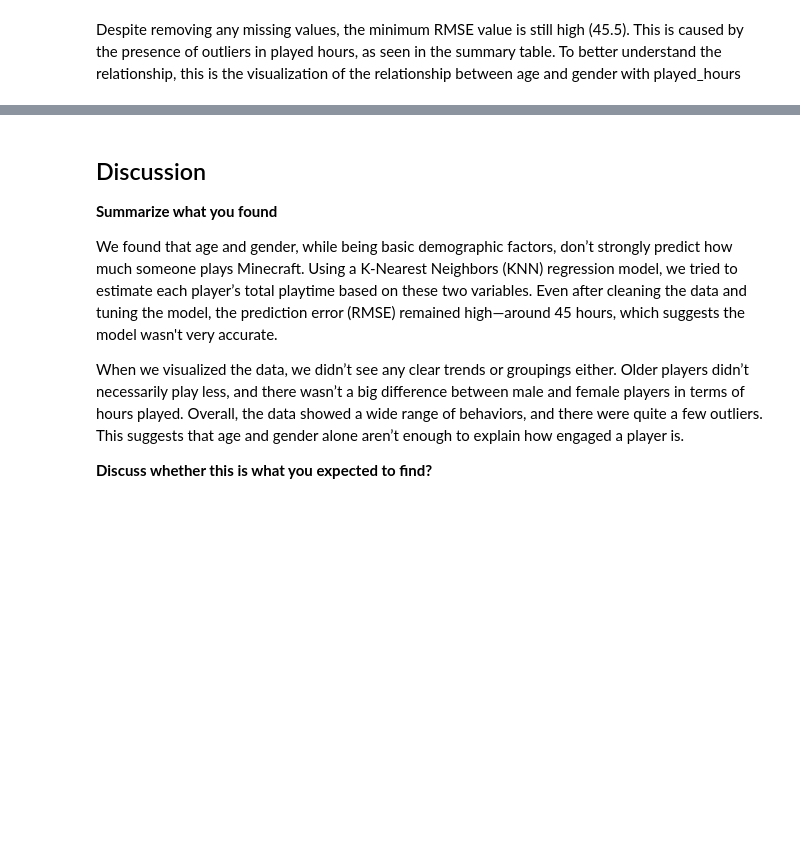
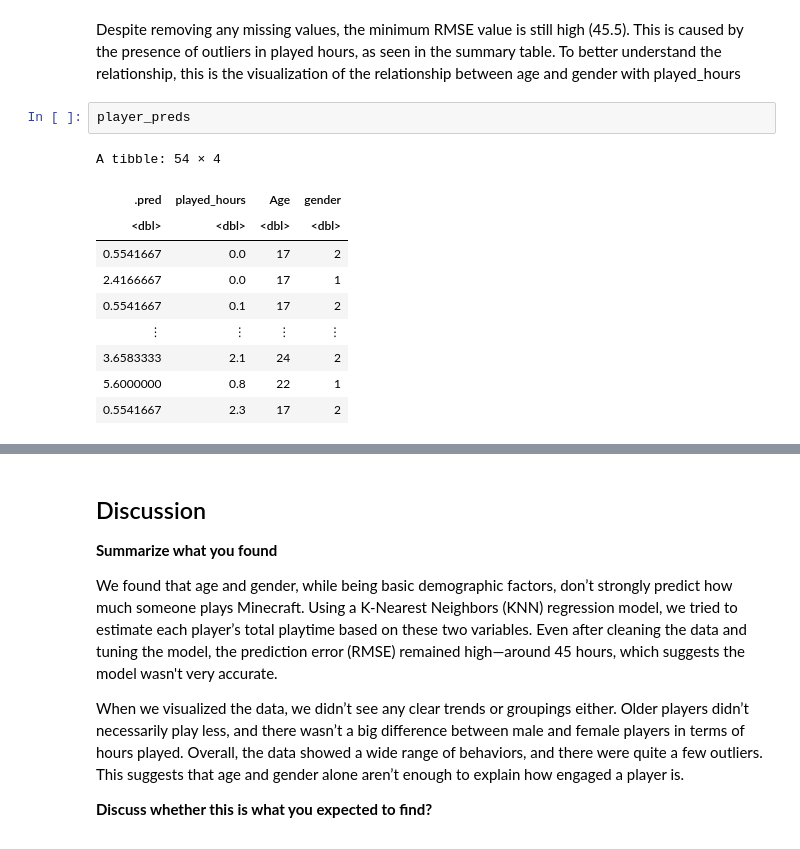
Before and after one commit to hy-008/dsci_project_1, a Jupyter notebook: dsci_final_project.ipynb, the cells around one changed output, grey strips where cells are left out. Drawn from its saved outputs; the diff is of its cells as text; blank space fills up the shorter version.

```diff
--- a/dsci_final_project.ipynb
+++ b/dsci_final_project.ipynb
@@ -243,6 +233,19 @@ Despite removing any missing values, the minimum RMSE value is still high (45.5)
 This is caused by the presence of outliers in played hours, as seen in the summary
 table. To better understand the relationship, this is the visualization of the
 relationship between age and gender with played_hours
+# %%
+player_preds
+# %% [output]
+A tibble: 54 × 4
+| .pred | played_hours | Age | gender |
+| <dbl> | <dbl> | <dbl> | <dbl> |
+| 0.5541667 | 0.0 | 17 | 2 |
+| 2.4166667 | 0.0 | 17 | 1 |
+| 0.5541667 | 0.1 | 17 | 2 |
+| ⋮ | ⋮ | ⋮ | ⋮ |
+| 3.6583333 | 2.1 | 24 | 2 |
+| 5.6000000 | 0.8 | 22 | 1 |
+| 0.5541667 | 2.3 | 17 | 2 |
 # %%
 options(repr.plot.width = 7, repr.plot.height = 7)
 
```
Also changed, not shown: parts of 7 cells of this notebook.
